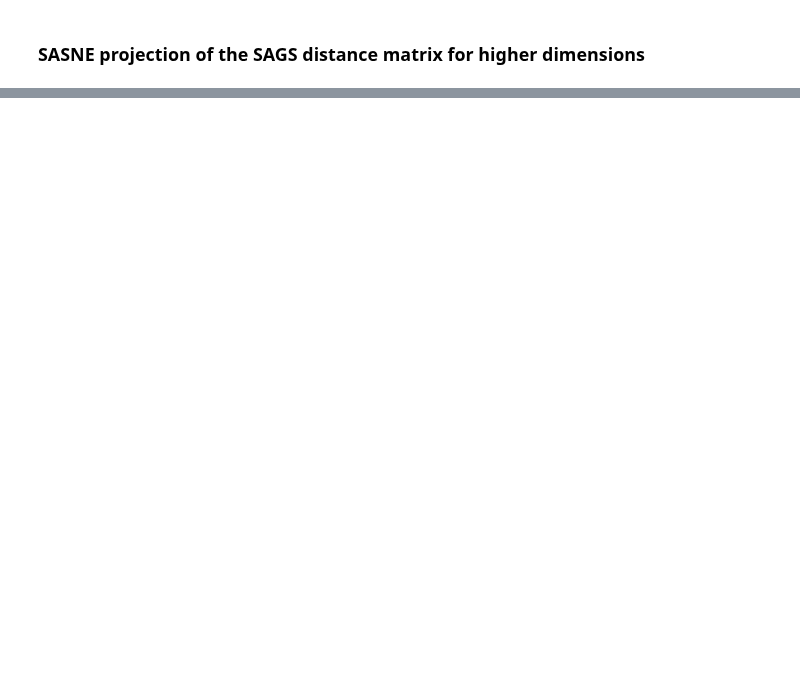
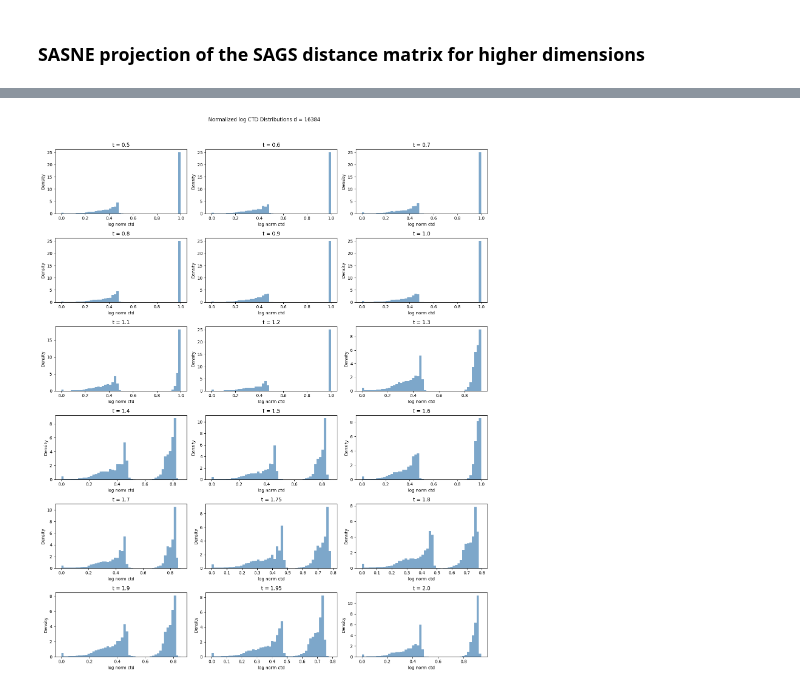
Before and after one commit to msarrias/Shape-Aware-Regimes-of-Diffusion-Models, a Jupyter notebook: notebooks/Gaussian_mixture_regimes.ipynb, the cells around one changed output, grey strips where cells are left out. Saved outputs shown, nothing was run; the diff lists cells and outputs as text; code cells hidden in the pictures; blank space fills up the shorter version.

```diff
--- a/notebooks/Gaussian_mixture_regimes.ipynb
+++ b/notebooks/Gaussian_mixture_regimes.ipynb
@@ -197,0 +189,30 @@ for result, d in zip(sasne_embeddings_list, d_list):
+# %%
+d = 16384
+CTDs = data[d]
+t_values = [t for t in CTDs['CTDs'].keys() if 0.5 <= t <= 2.0]
+t_values = sorted(t_values)
+
+n = len(t_values)
+ncols = 3
+nrows = int(np.ceil(n / ncols))
+
+fig, axes = plt.subplots(nrows, ncols, figsize=(15, nrows * 3))
+axes = axes.flatten()
+
+for i, t in enumerate(t_values):
+    log_ctds = np.array(CTDs['CTDs'][t]['norm_ctds'])
+    axes[i].hist(log_ctds, bins=50, density=True, color='steelblue', alpha=0.7)
+    axes[i].set_title(f't = {round(t, 3)}')
+    axes[i].set_xlabel('log norm ctd')
+    axes[i].set_ylabel('Density')
+
+# hide unused axes
+for j in range(i + 1, len(axes)):
+    axes[j].set_visible(False)
+
+plt.suptitle(f'Normalized log CTD Distributions d = {d}', y=1.02)
+plt.savefig('norm_ctds.png')
+plt.tight_layout()
+plt.show()
+# %% [output]
+[figure, added]
```
Also changed, not shown: parts of 13 cells of this notebook.
